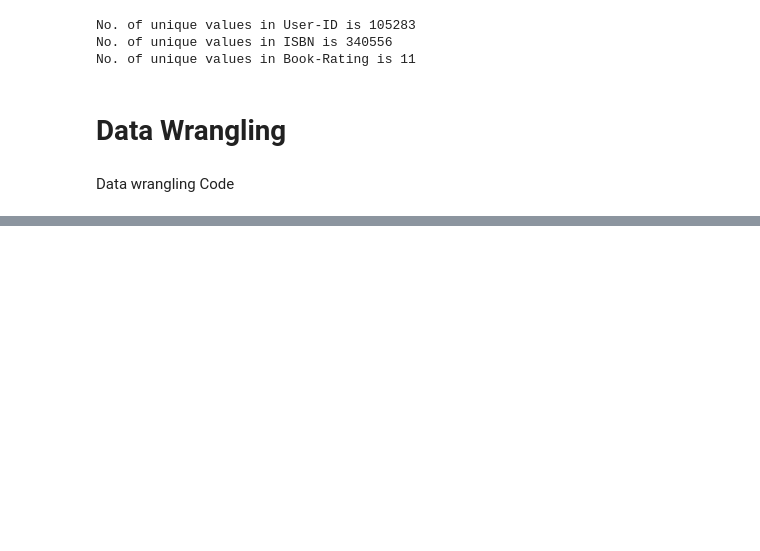
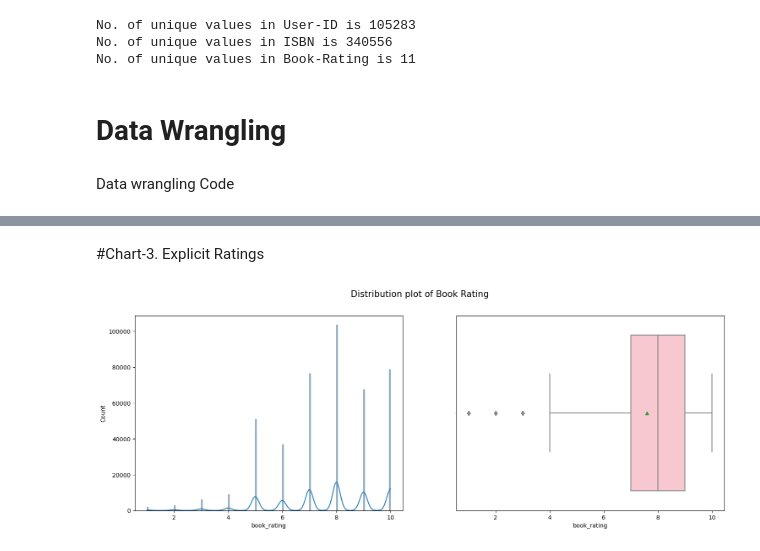
Before and after one commit to Gautamadarshi/Book-Recommendation-System, a Jupyter notebook: Book_Recommendendation_System.ipynb, the cells around one changed output, grey strips where cells are left out. Cells and saved outputs as stored; diff of their text form; code cells hidden in the pictures; blank space fills up the shorter version.

```diff
--- a/Book_Recommendendation_System.ipynb
+++ b/Book_Recommendendation_System.ipynb
@@ -391,0 +564,4 @@ KeyError: ignored
+# %% [markdown]
+#Chart-3. Explicit Ratings
+# %%
+explicit = ratings[ratings['book_rating']!=0]
@@ -391,0 +570,9 @@ KeyError: ignored
+# %%
+# Explicit Rating Distribution
+fig,axes = plt.subplots(nrows=1,ncols=2,figsize=(18,6))
+sns.histplot(explicit['book_rating'], ax = axes[0],kde = True)
+sns.boxplot(x=explicit['book_rating'], ax = axes[1], orient='h', showmeans=True, color='pink')
+fig.suptitle("Distribution plot of Book Rating", fontsize = 15)
+plt.show()
+# %% [output]
+[figure, added]
```
Also changed, not shown: parts of 52 cells of this notebook.
